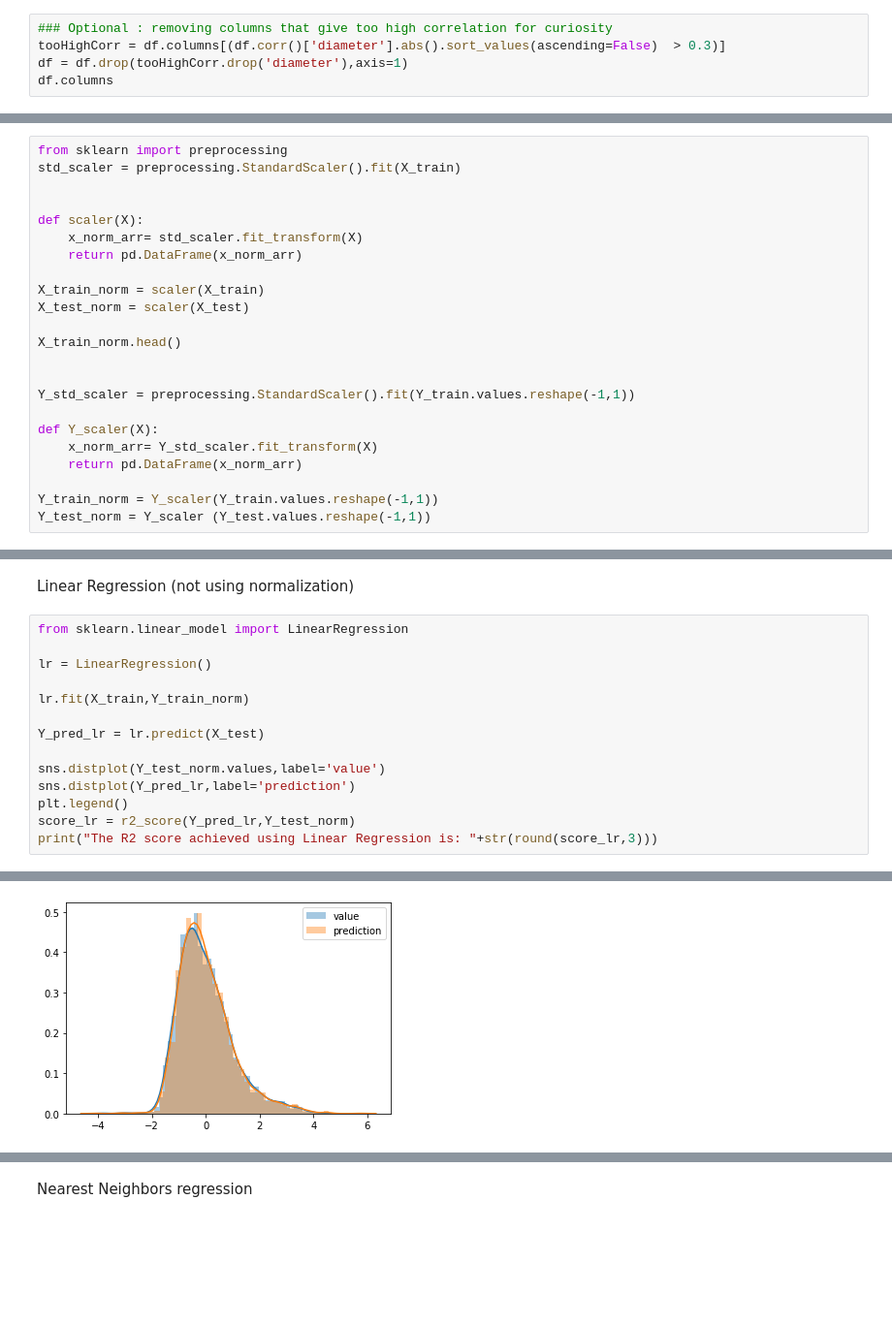
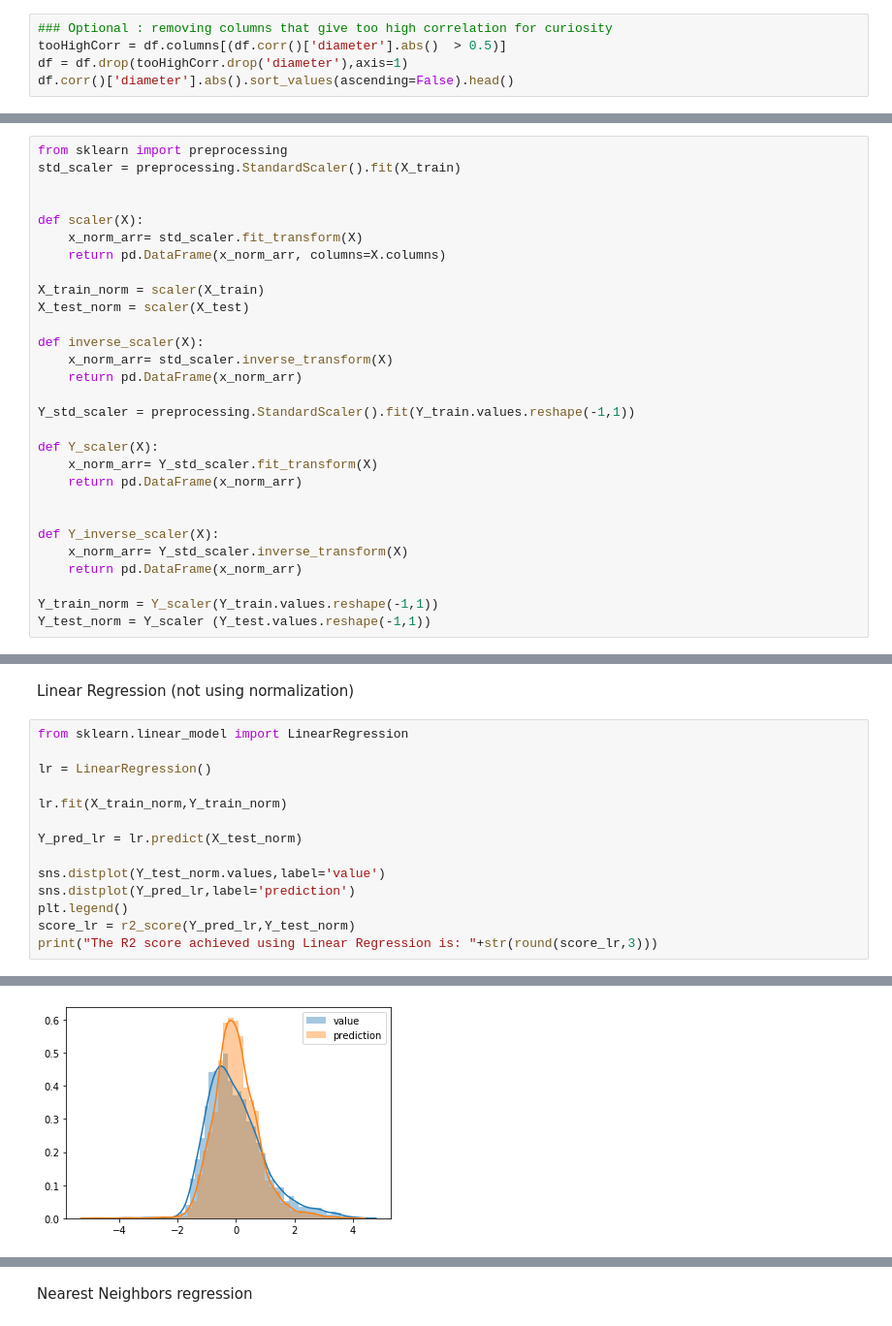
Before and after one commit to liamkesatoran/kaggleAsteroidSizeEstimator, a Jupyter notebook: kaggleAsteroidSizeEstimator.ipynb, the cells around one changed output, grey strips where cells are left out. Shown: that part at 97% size. Drawn from its saved outputs; the diff is of its cells as text; blank space fills up the shorter version.

```diff
--- a/kaggleAsteroidSizeEstimator.ipynb
+++ b/kaggleAsteroidSizeEstimator.ipynb
@@ -158,7 +157,7 @@ Now I understand why Nasa's own Asteroid Size Estimator website uses the H value
 Optional: Removing columns that give too high correlation for curiosity / added difficulty
 # %%
 ### Optional : removing columns that give too high correlation for curiosity
-tooHighCorr = df.columns[(df.corr()['diameter'].abs().sort_values(ascending=False)  > 0.3)]
+tooHighCorr = df.columns[(df.corr()['diameter'].abs()  > 0.5)]
 df = df.drop(tooHighCorr.drop('diameter'),axis=1)
-df.columns
+df.corr()['diameter'].abs().sort_values(ascending=False).head()
 # %% [output]
@@ -192,13 +193,14 @@ std_scaler = preprocessing.StandardScaler().fit(X_train)
 
 def scaler(X):
     x_norm_arr= std_scaler.fit_transform(X)
-    return pd.DataFrame(x_norm_arr)
+    return pd.DataFrame(x_norm_arr, columns=X.columns)
 
 X_train_norm = scaler(X_train)
 X_test_norm = scaler(X_test)
 
-X_train_norm.head()
-
+def inverse_scaler(X):
+    x_norm_arr= std_scaler.inverse_transform(X)
+    return pd.DataFrame(x_norm_arr)
 
 Y_std_scaler = preprocessing.StandardScaler().fit(Y_train.values.reshape(-1,1))
 
@@ -206,6 +208,11 @@ def Y_scaler(X):
     x_norm_arr= Y_std_scaler.fit_transform(X)
     return pd.DataFrame(x_norm_arr)
 
+
+def Y_inverse_scaler(X):
+    x_norm_arr= Y_std_scaler.inverse_transform(X)
+    return pd.DataFrame(x_norm_arr)
+
 Y_train_norm = Y_scaler(Y_train.values.reshape(-1,1))
 Y_test_norm = Y_scaler (Y_test.values.reshape(-1,1))
 # %% [markdown]
@@ -220,9 +227,9 @@ from sklearn.linear_model import LinearRegression
 
 lr = LinearRegression()
 
-lr.fit(X_train,Y_train_norm)
+lr.fit(X_train_norm,Y_train_norm)
 
-Y_pred_lr = lr.predict(X_test)
+Y_pred_lr = lr.predict(X_test_norm)
 
 sns.distplot(Y_test_norm.values,label='value')
 sns.distplot(Y_pred_lr,label='prediction')
@@ -234 +241 @@ The R2 score achieved using Linear Regression is: 0.979
-[figure, old version]
+[figure, new version]
```
Also changed, not shown: parts of 20 cells of this notebook.
